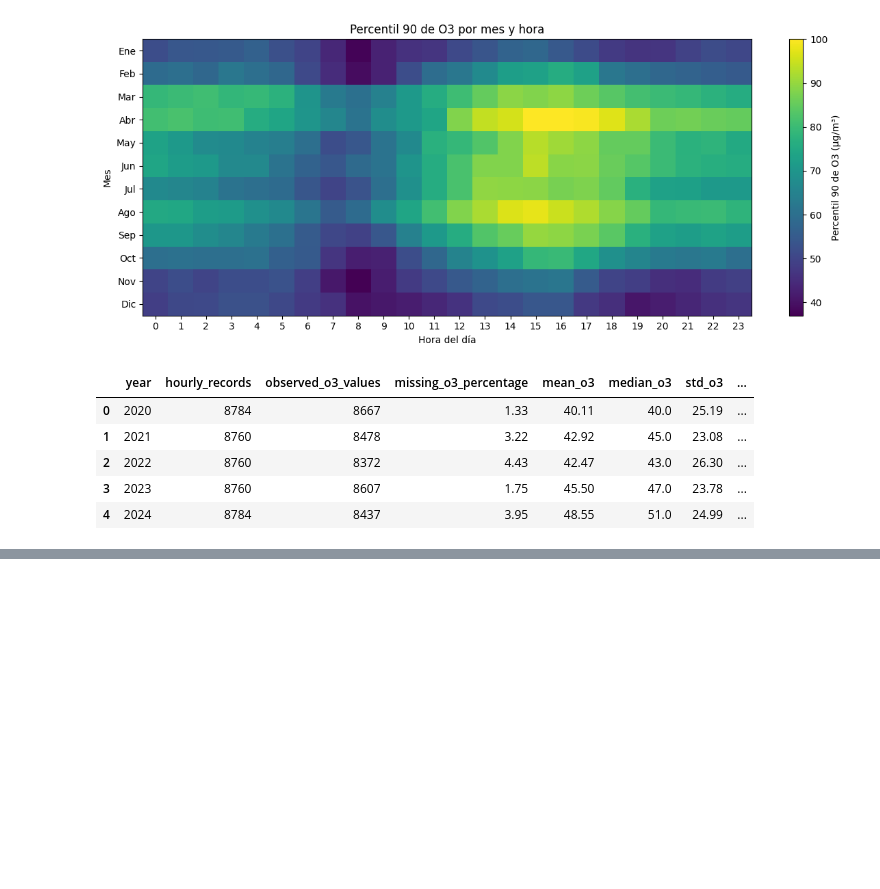
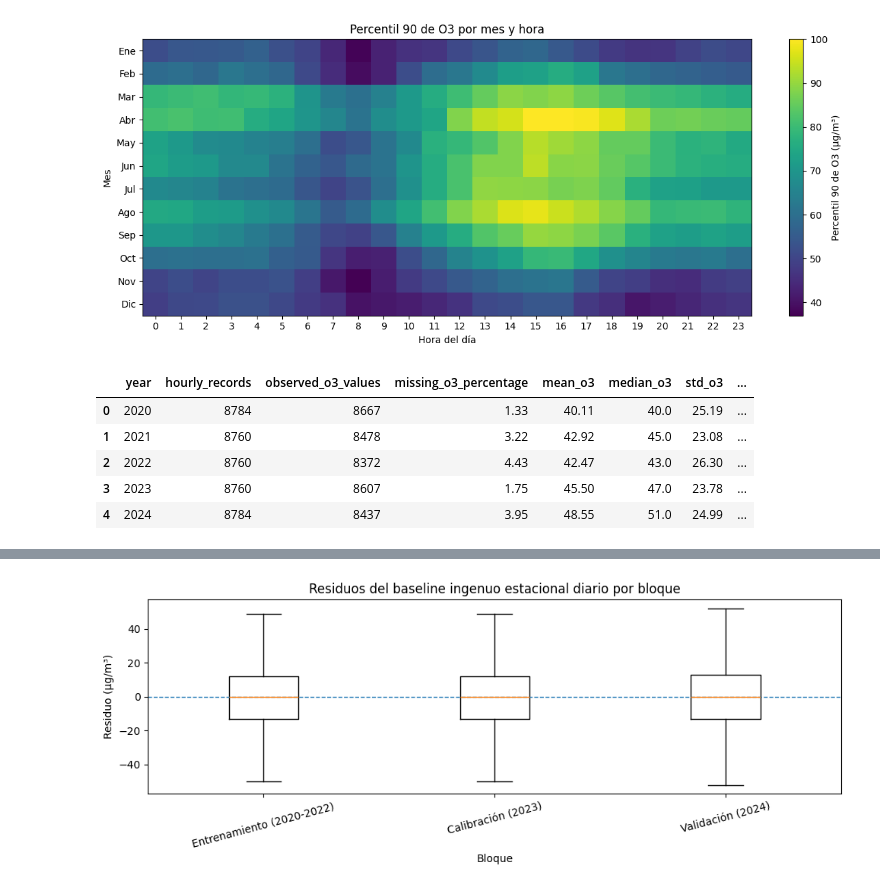
Before and after one commit to hipenation2142/trabajo, a Jupyter notebook: notebooks/01_eda_o3.ipynb, the cells around one changed output, grey strips where cells are left out. Drawn from its saved outputs; the diff is of its cells as text; code cells hidden in the pictures; blank space fills up the shorter version.

```diff
--- a/notebooks/01_eda_o3.ipynb
+++ b/notebooks/01_eda_o3.ipynb
@@ -1654,0 +1689,38 @@ baseline_residuals_by_block.to_csv(
+# %%
+# Se representa la distribución de los residuos del baseline por bloque previo al test.
+# Esta figura ayuda a comprobar si la dificultad del baseline cambia entre entrenamiento,
+# calibración y validación.
+baseline_boxplot_data = [
+    baseline_block_eval_df.loc[
+        baseline_block_eval_df["data_block"] == block,
+        "residual_lag_24",
+    ].to_numpy()
+    for block in MODELING_BLOCK_ORDER
+]
+
+fig, ax = plt.subplots(figsize=(10, 4))
+
+ax.boxplot(
+    baseline_boxplot_data,
+    tick_labels=MODELING_BLOCK_ORDER,
+    showfliers=False,
+)
+
+ax.axhline(0, linestyle="--", linewidth=1)
+
+ax.set_title("Residuos del baseline ingenuo estacional diario por bloque")
+ax.set_xlabel("Bloque")
+ax.set_ylabel("Residuo (µg/m³)")
+ax.tick_params(axis="x", rotation=15)
+
+fig.tight_layout()
+
+fig.savefig(
+    FIGURES_GENERATED_DIR / "eda_baseline_lag24_residuals_by_modeling_block.png",
+    dpi=300,
+    bbox_inches="tight",
+)
+
+plt.show()
+# %% [output]
+[figure, added]
```
Also changed, not shown: parts of 3 cells of this notebook, 7 other files.
